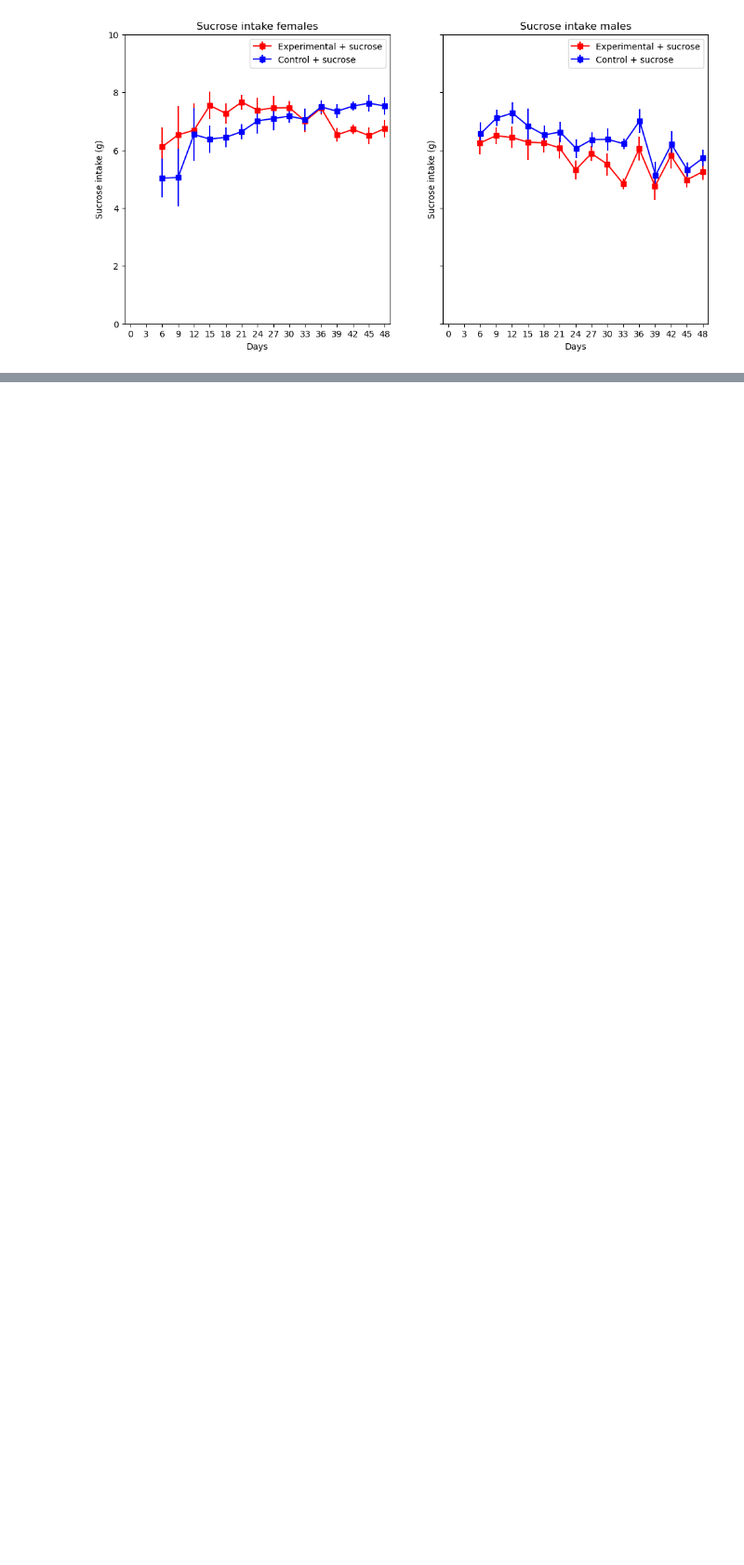
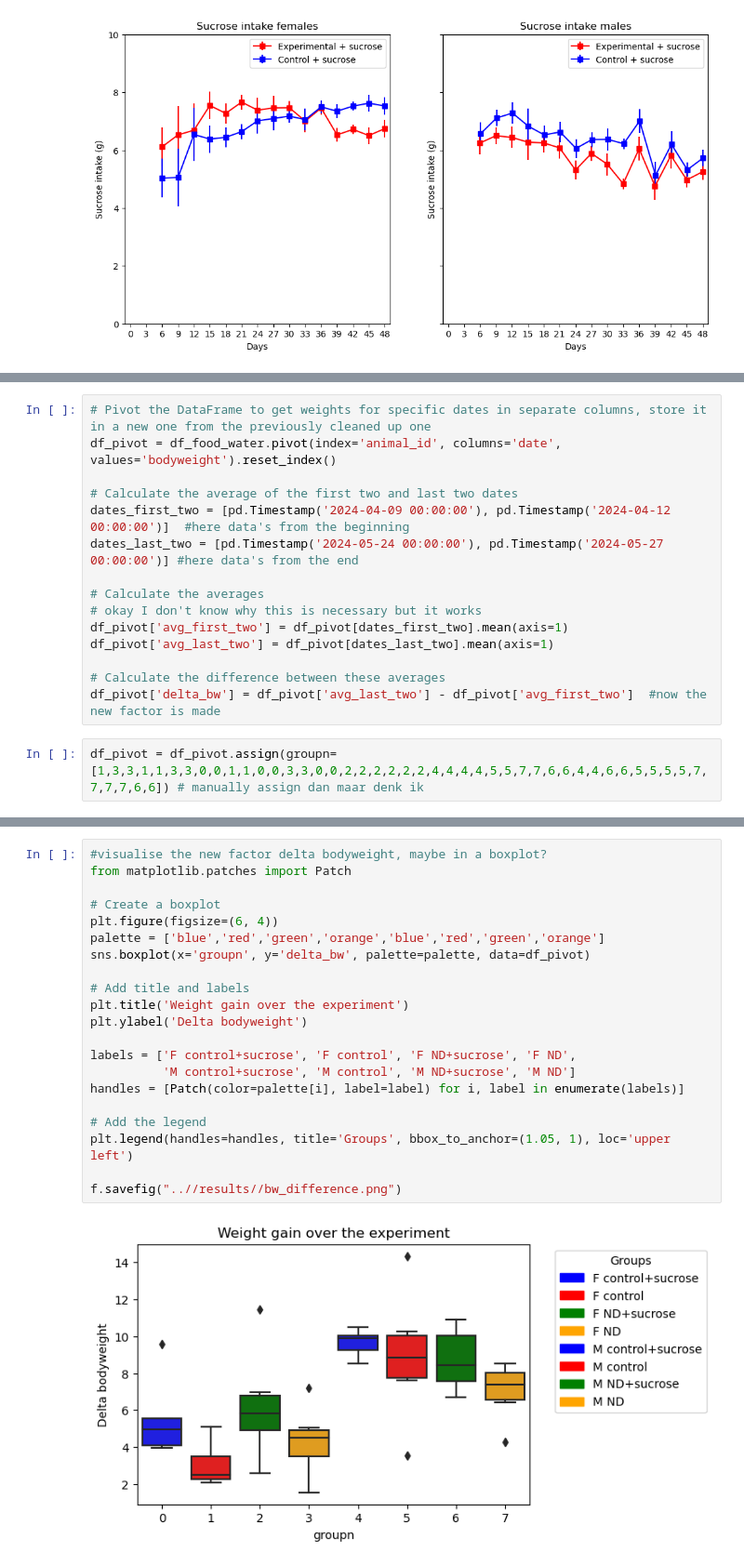
Before and after one commit to marijevisser/niacin, a Jupyter notebook: scripts/niacin_analysis_2.ipynb, the cells around one changed output, grey strips where cells are left out. Shown: that part at 93% size. Cells and saved outputs as stored; diff of their text form; blank space fills up the shorter version.

Commit message:
starting with code for anova
plotted bodyweight difference in boxplot
started with code to do anova's

```diff
--- a/scripts/niacin_analysis_2.ipynb
+++ b/scripts/niacin_analysis_2.ipynb
@@ -707,0 +721,17 @@ plt.show()
+# %%
+# Pivot the DataFrame to get weights for specific dates in separate columns, store it in a new one from the previously cleaned up one
+df_pivot = df_food_water.pivot(index='animal_id', columns='date', values='bodyweight').reset_index()
+
+# Calculate the average of the first two and last two dates
+dates_first_two = [pd.Timestamp('2024-04-09 00:00:00'), pd.Timestamp('2024-04-12 00:00:00')]  #here data's from the beginning
+dates_last_two = [pd.Timestamp('2024-05-24 00:00:00'), pd.Timestamp('2024-05-27 00:00:00')] #here data's from the end
+
+# Calculate the averages
+# okay I don't know why this is necessary but it works
+df_pivot['avg_first_two'] = df_pivot[dates_first_two].mean(axis=1)
+df_pivot['avg_last_two'] = df_pivot[dates_last_two].mean(axis=1)
+
+# Calculate the difference between these averages
+df_pivot['delta_bw'] = df_pivot['avg_last_two'] - df_pivot['avg_first_two']  #now the new factor is made
+# %%
+df_pivot = df_pivot.assign(groupn= [1,3,3,1,1,3,3,0,0,1,1,0,0,3,3,0,0,2,2,2,2,2,2,4,4,4,4,5,5,7,7,6,6,4,4,6,6,5,5,5,5,7,7,7,7,6,6]) # manually assign dan maar denk ik
@@ -707,0 +748,23 @@ plt.show()
+# %%
+#visualise the new factor delta bodyweight, maybe in a boxplot?
+from matplotlib.patches import Patch
+
+# Create a boxplot
+plt.figure(figsize=(6, 4))
+palette = ['blue','red','green','orange','blue','red','green','orange']
+sns.boxplot(x='groupn', y='delta_bw', palette=palette, data=df_pivot)
+
+# Add title and labels
+plt.title('Weight gain over the experiment')
+plt.ylabel('Delta bodyweight')
+
+labels = ['F control+sucrose', 'F control', 'F ND+sucrose', 'F ND',
+          'M control+sucrose', 'M control', 'M ND+sucrose', 'M ND']
+handles = [Patch(color=palette[i], label=label) for i, label in enumerate(labels)]
+
+# Add the legend
+plt.legend(handles=handles, title='Groups', bbox_to_anchor=(1.05, 1), loc='upper left')
+
+f.savefig("..//results//bw_difference.png")
+# %% [output]
+[figure, added]
```
Also changed, not shown: parts of 13 cells of this notebook, 1 other file.
